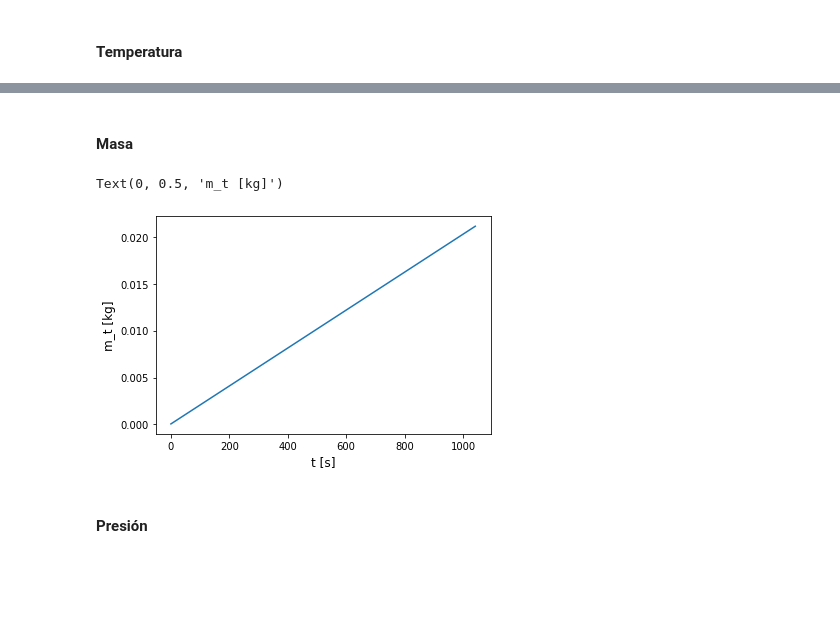
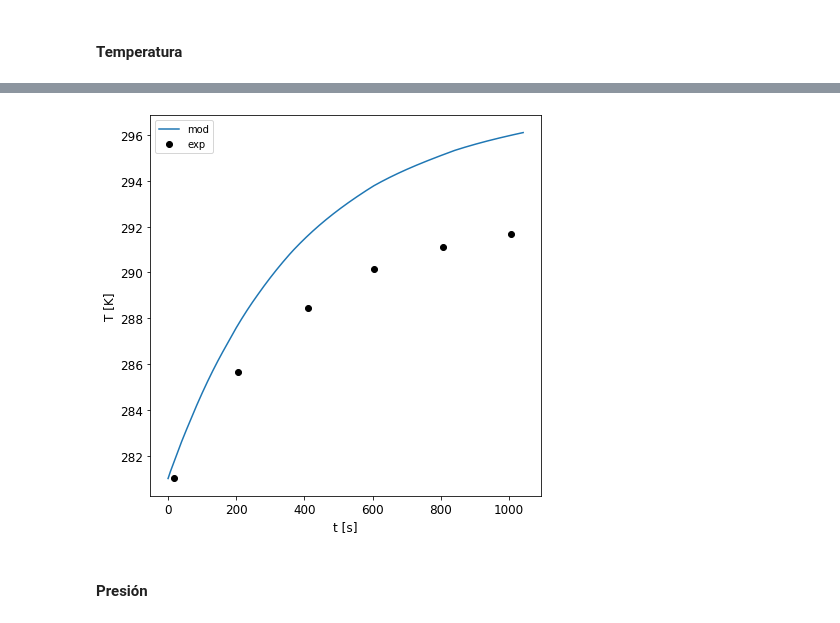
Before and after one commit to Kieraan/Lumped-parameter-model-for-adsorbative-hydrogen, a Jupyter notebook: lumped_paramater_model_simple.ipynb, the cells around one changed output, grey strips where cells are left out. Cells and saved outputs as stored; diff of their text form; code cells hidden in the pictures; blank space fills up the shorter version.

```diff
--- a/lumped_paramater_model_simple.ipynb
+++ b/lumped_paramater_model_simple.ipynb
@@ -220,13 +211,29 @@ Text(0, 0.5, 'T [K]')
-# %% [markdown]
-#### Masa
-# %%
-# Masa
-plt.plot(sol.t, m_t)
-plt.xlabel('t [s]', size = 12)
-plt.ylabel('m_t [kg]', size = 12)
-# %% [output]
-Text(0, 0.5, 'm_t [kg]')
-[figure, removed]
+# %%
+plt.figure(figsize = [7,7])
+
+# Temperatura
+plt.plot(sol.t, T, label='mod')
+plt.xlabel('t [s]', size = 12)
+plt.ylabel('T [K]', size = 12)
+
+# Se extrajeron los datos usando WebPlotDigitizer
+t_exp = [18.633540372670836, 204.96894409937886, 409.9378881987577, 605.5900621118014, 805.9006211180124, 1006.2111801242236]
+T_exp = [281.0010449320794, 285.6530825496343, 288.43260188087777, 290.15882967607104, 291.1243469174504, 291.6802507836991]
+
+# Graficamos los experimentos
+plt.plot(t_exp, T_exp, label='exp', marker ='o', ls='', color='k')
+
+# Estética
+plt.xlabel('t [s]', size = 12)
+plt.ylabel('T [K]', size = 12)
+
+# Visualización
+# Agrandar el tamaño de los números en el gráfico
+plt.tick_params(labelsize=12)
+plt.legend()
+plt.show()
+# %% [output]
+[figure, added]
 # %% [markdown]
 #### Presión
 # %%
```
Also changed, not shown: parts of 13 cells of this notebook.
